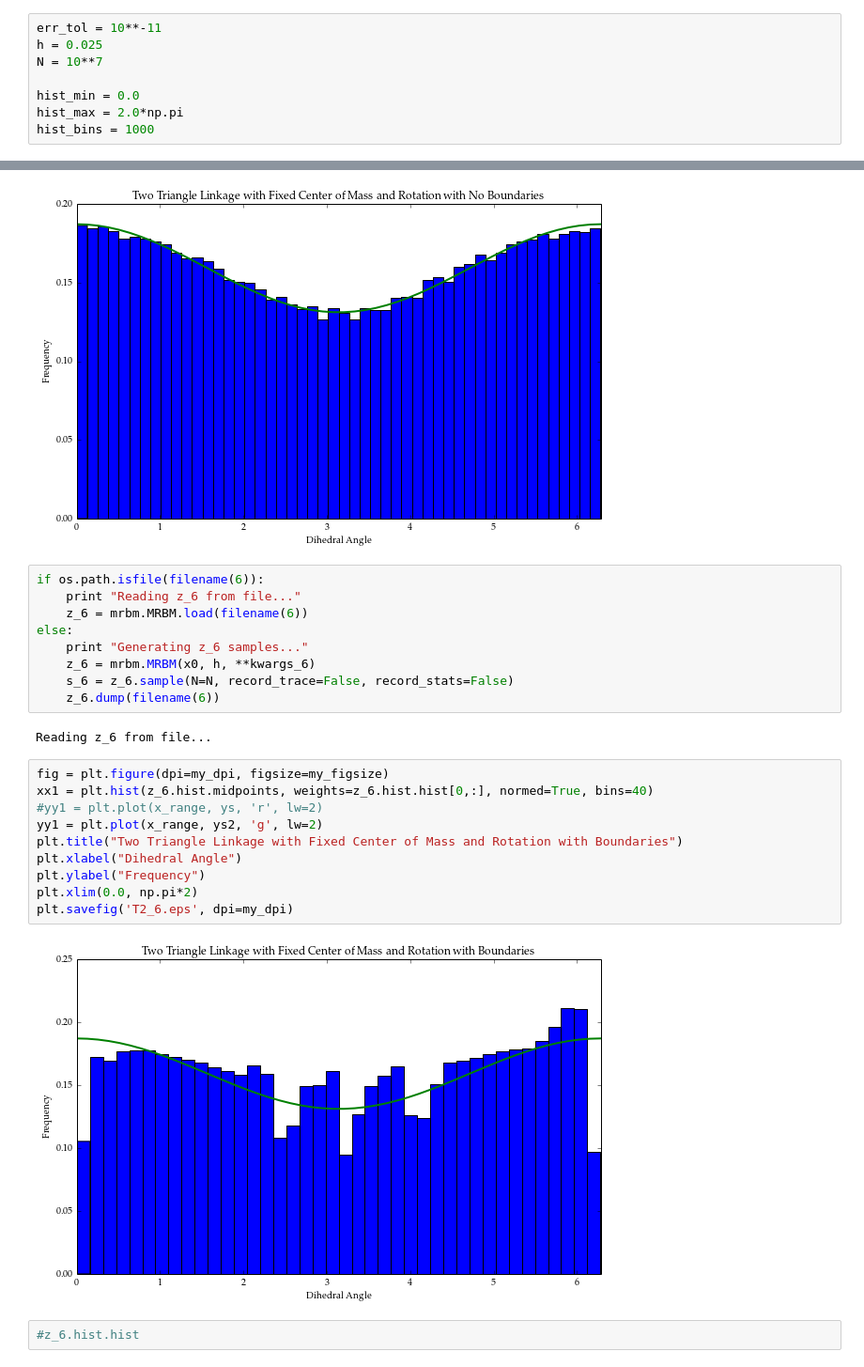
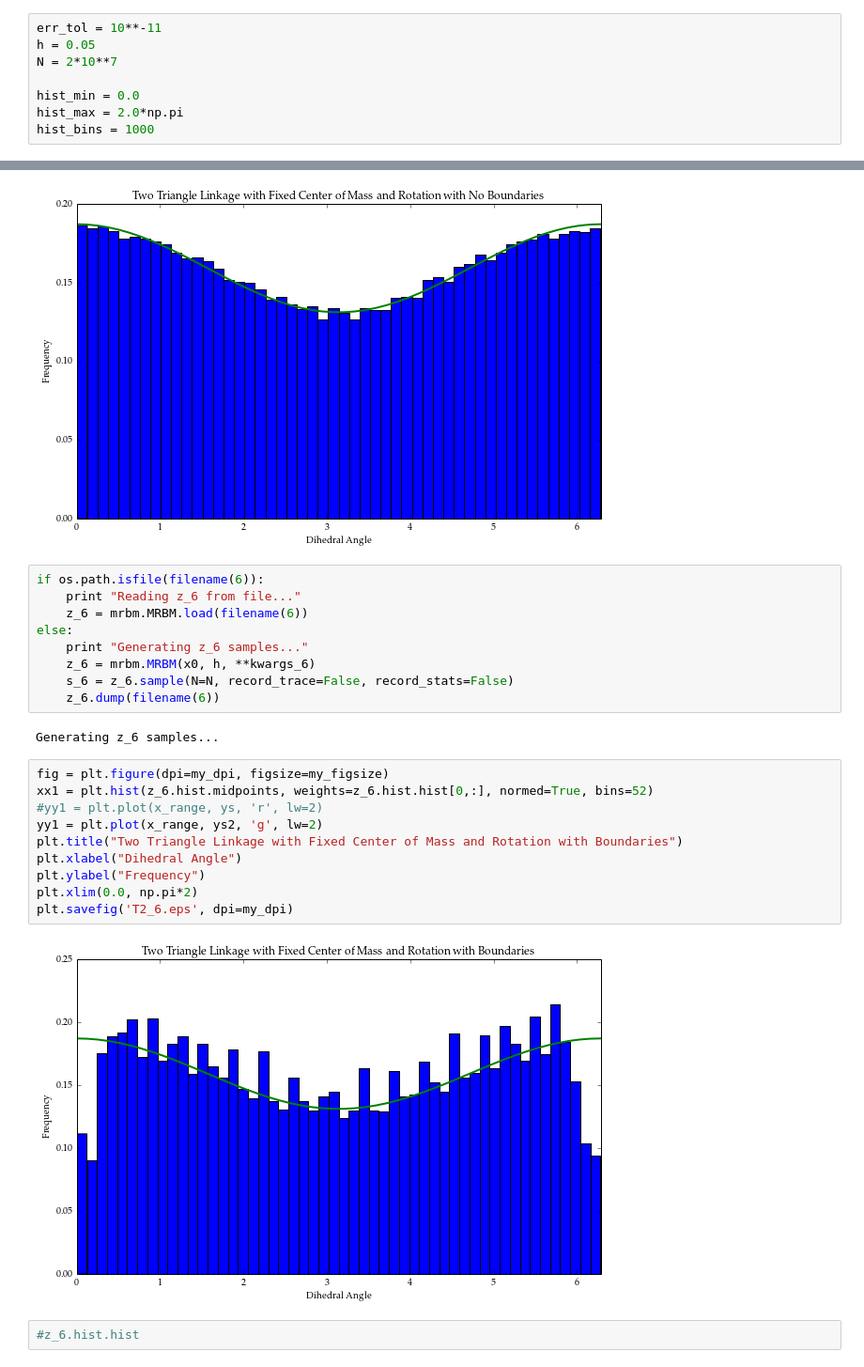
Before and after one commit to Danie1Johnson/research, a Jupyter notebook: BGMRBM T2 thesis.ipynb, the cells around one changed output, grey strips where cells are left out. Shown at 94% size. Drawn from its saved outputs; the diff is of its cells as text.

```diff
--- a/BGMRBM T2 thesis.ipynb
+++ b/BGMRBM T2 thesis.ipynb
@@ -69,8 +69,8 @@ binary_boundary_kwargs = {'poly_name': poly_name, 'int_num': int_num}
 stat_kwargs = {}
 # %%
 err_tol = 10**-11
-h = 0.025
-N = 10**7
+h = 0.05
+N = 2*10**7
 
 hist_min = 0.0
 hist_max = 2.0*np.pi
@@ -277,18 +277,18 @@ else:
     s_6 = z_6.sample(N=N, record_trace=False, record_stats=False)
     z_6.dump(filename(6))
 # %% [output]
-Reading z_6 from file...
+Generating z_6 samples...
 # %%
 fig = plt.figure(dpi=my_dpi, figsize=my_figsize)
-xx1 = plt.hist(z_6.hist.midpoints, weights=z_6.hist.hist[0,:], normed=True, bins=40)
+xx1 = plt.hist(z_6.hist.midpoints, weights=z_6.hist.hist[0,:], normed=True, bins=52)
 #yy1 = plt.plot(x_range, ys, 'r', lw=2)
 yy1 = plt.plot(x_range, ys2, 'g', lw=2)
 plt.title("Two Triangle Linkage with Fixed Center of Mass and Rotation with Boundaries")
 plt.xlabel("Dihedral Angle")
 plt.ylabel("Frequency")
 plt.xlim(0.0, np.pi*2)
 plt.savefig('T2_6.eps', dpi=my_dpi)
 # %% [output]
-[figure, old version]
+[figure, new version]
 # %%
 #z_6.hist.hist
```
Also changed, not shown: parts of 3 cells of this notebook, 18 other files.
